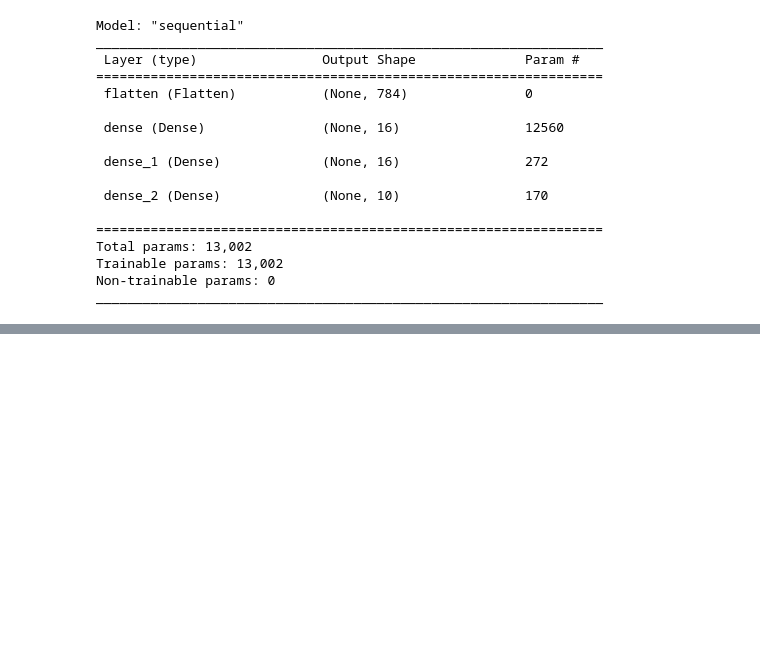
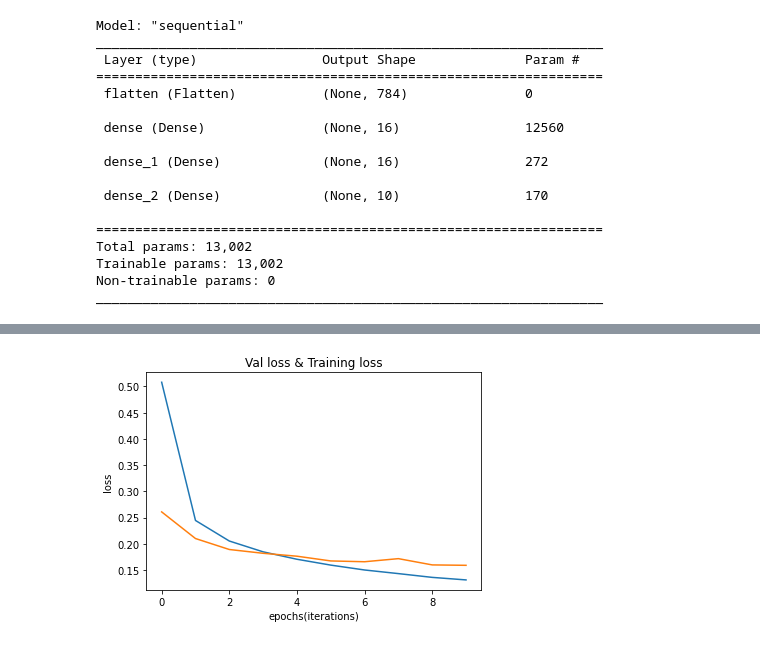
Before and after one commit to ALEX9396/MNISTAss, a Jupyter notebook: mnistAss.ipynb, the cells around one changed output, grey strips where cells are left out. Saved outputs shown, nothing was run; the diff lists cells and outputs as text; code cells hidden in the pictures; blank space fills up the shorter version.

```diff
--- a/mnistAss.ipynb
+++ b/mnistAss.ipynb
@@ -69,0 +83,11 @@ Epoch 10/10
+# %%
+#loss
+plt.plot(model_history.history['loss'])
+plt.plot(model_history.history['val_loss'])
+plt.title('Val loss & Training loss')
+
+plt.xlabel('epochs(iterations)')
+plt.ylabel('loss')
+plt.show()
+# %% [output]
+[figure, added]
```
Also changed, not shown: parts of 1 cell of this notebook.
